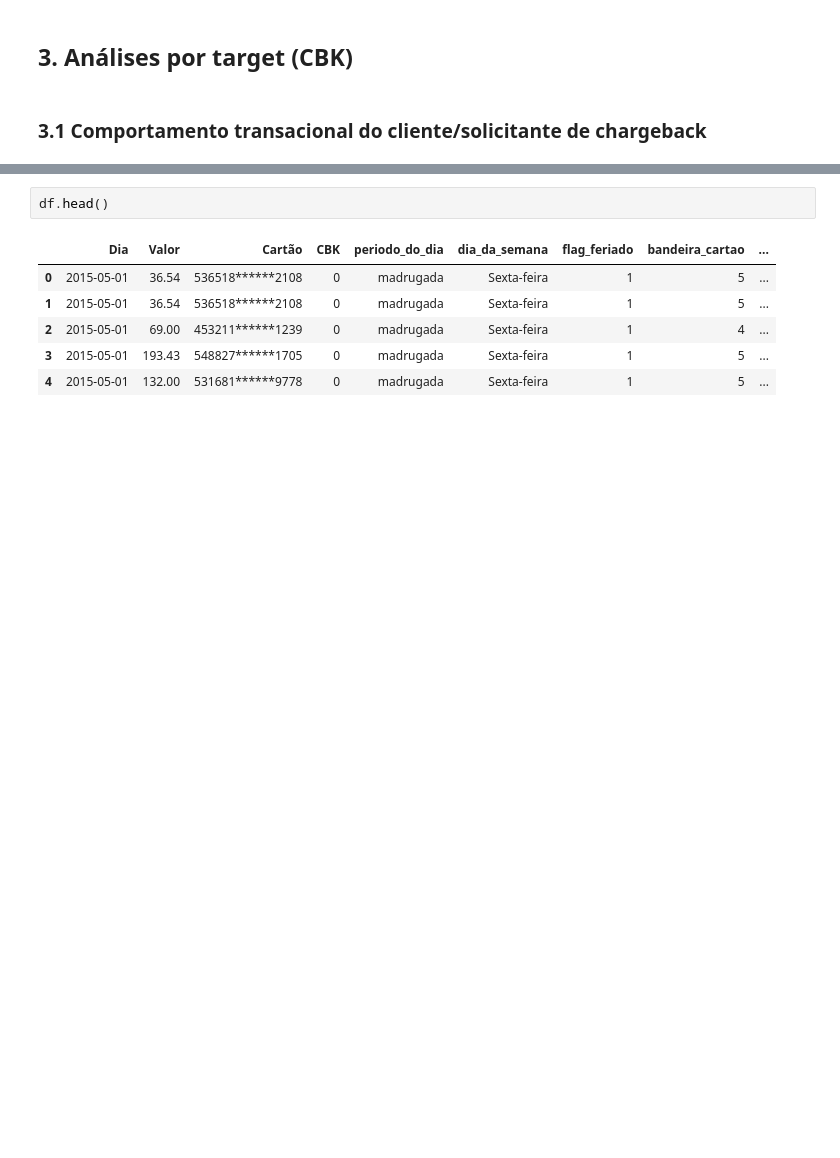
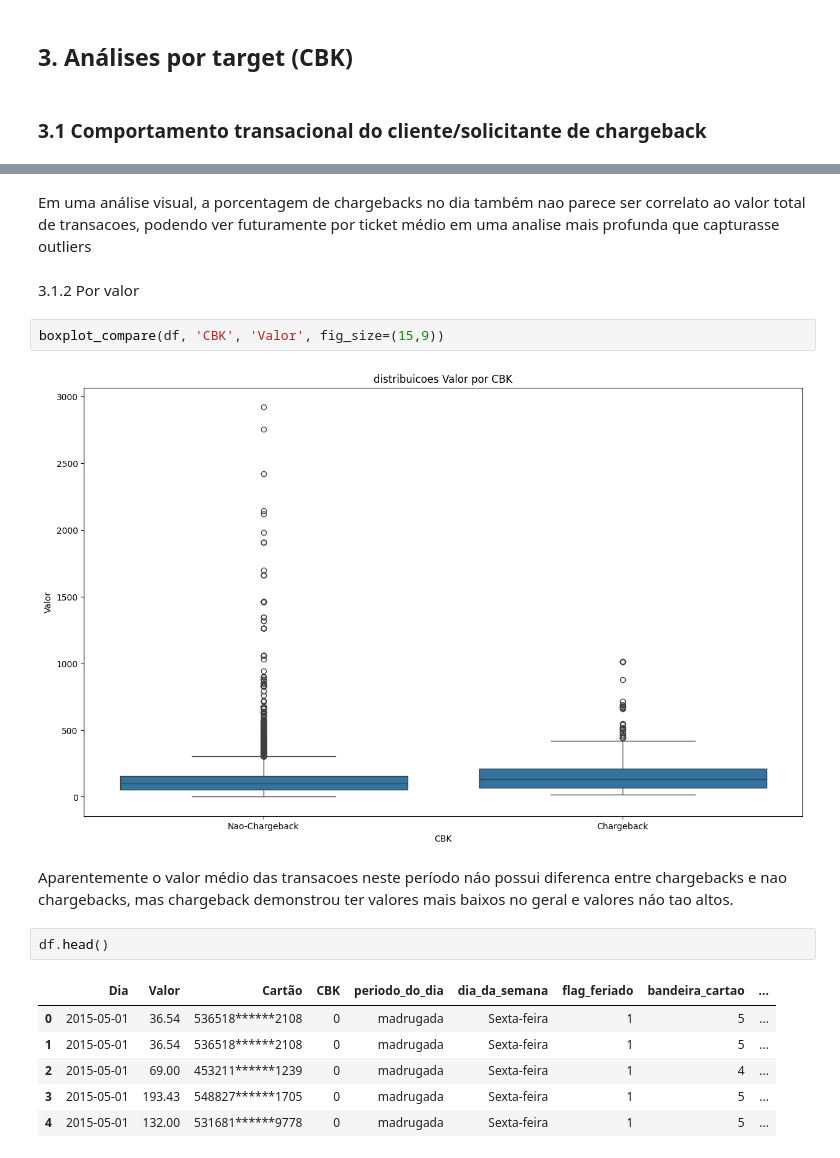
Before and after one commit to leticiacamposv/missao-data-science-stoneco, a Jupyter notebook: notebooks/2.0-lcv-exploratory-data-analysis.ipynb, the cells around one changed output, grey strips where cells are left out. Cells and saved outputs as stored; diff of their text form; blank space fills up the shorter version.

```diff
--- a/notebooks/2.0-lcv-exploratory-data-analysis.ipynb
+++ b/notebooks/2.0-lcv-exploratory-data-analysis.ipynb
@@ -35,3 +78,13 @@ Período do dia
+# %% [markdown]
+Em uma análise visual, a porcentagem de chargebacks no dia também nao parece ser correlato ao valor total de transacoes, podendo ver futuramente por ticket médio em uma analise mais profunda que capturasse outliers
+# %% [markdown]
+3.1.2 Por valor
+# %%
+boxplot_compare(df, 'CBK', 'Valor', fig_size=(15,9))
+# %% [output]
+[figure, added]
+# %% [markdown]
+Aparentemente o valor médio das transacoes neste período náo possui diferenca entre chargebacks e nao chargebacks, mas chargeback demonstrou ter valores mais baixos no geral e valores náo tao altos.
 # %%
 df.head()
 # %% [output]
```
Also changed, not shown: parts of 10 cells of this notebook, 10 other files.
